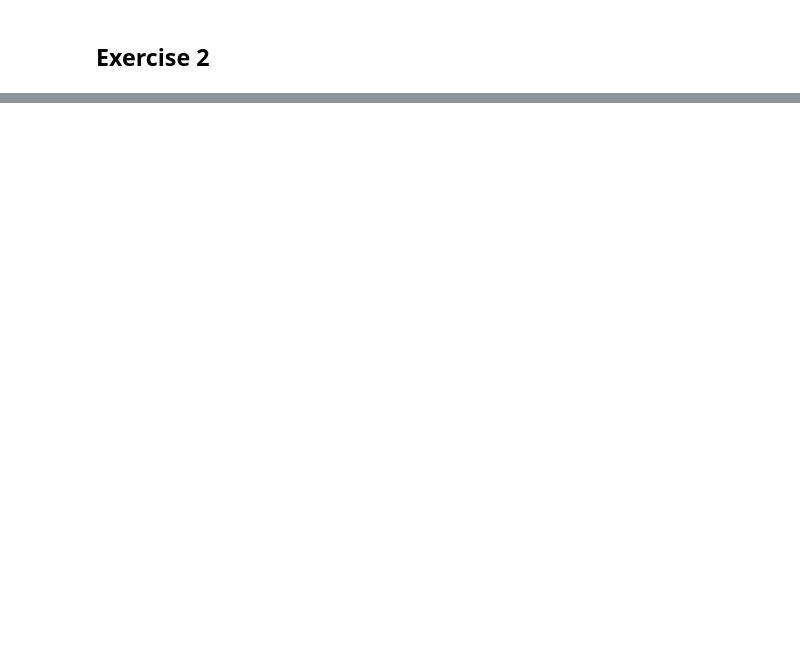
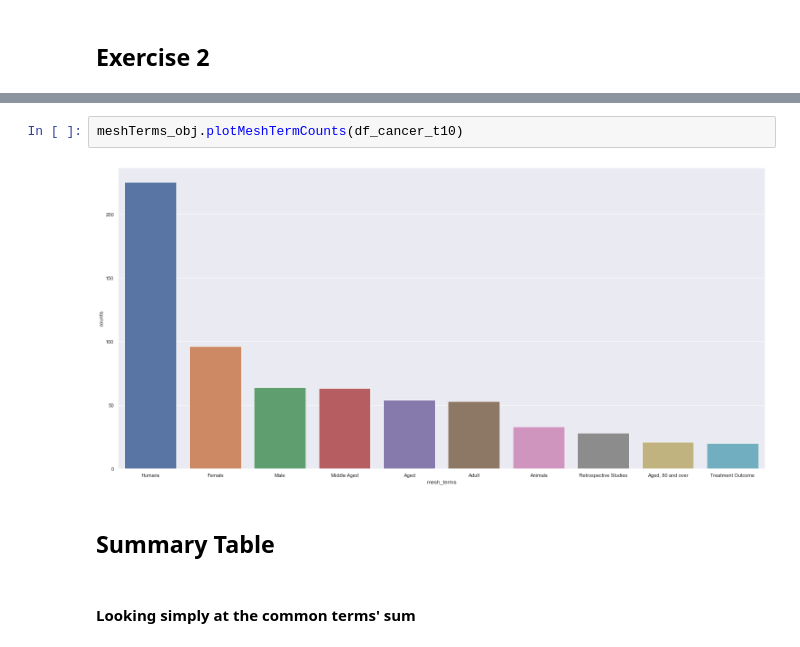
Before and after one commit to VenugopalBhatia/BIS_634, a Jupyter notebook: Assignments/HW_10Oct/Consolidated.ipynb, the cells around one changed output, grey strips where cells are left out. Cells and saved outputs as stored; diff of their text form; blank space fills up the shorter version.

```diff
--- a/Assignments/HW_10Oct/Consolidated.ipynb
+++ b/Assignments/HW_10Oct/Consolidated.ipynb
@@ -181,0 +116,8 @@ df_alzheimer_nl
+# %%
+meshTerms_obj.plotMeshTermCounts(df_cancer_t10)
+# %% [output]
+[figure, added]
+# %% [markdown]
+## Summary Table
+# %% [markdown]
+#### Looking simply at the common terms' sum
```
Also changed, not shown: parts of 65 cells of this notebook, 10 other files.
